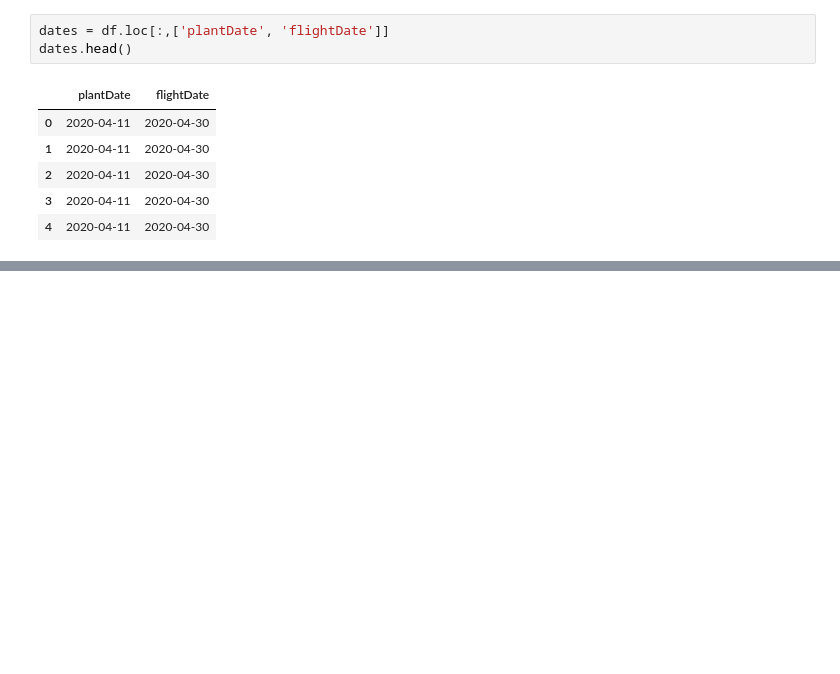
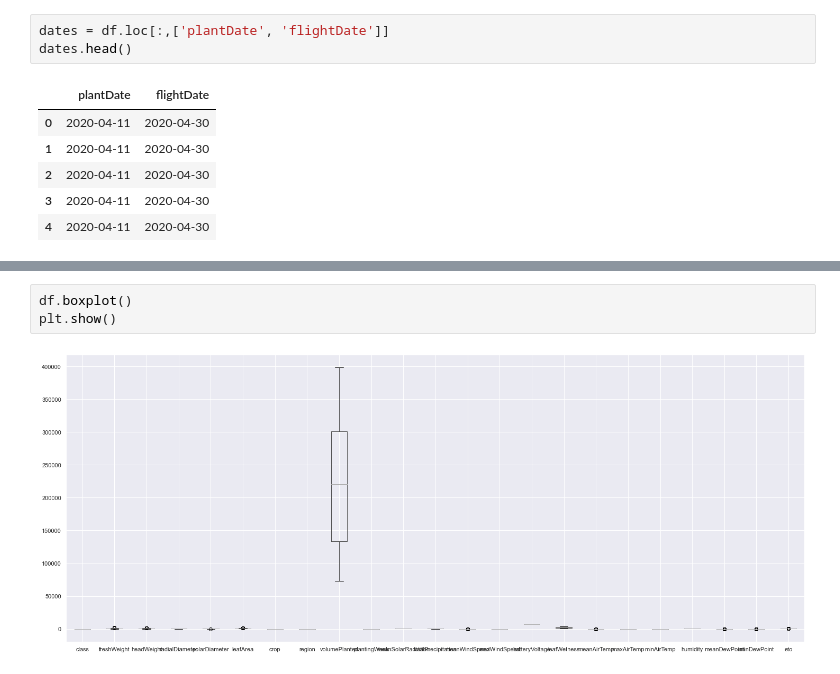
Before and after one commit to rigovm101/CE888_DataScience, a Jupyter notebook: Project/PreProcessing.ipynb, the cells around one changed output, grey strips where cells are left out. Drawn from its saved outputs; the diff is of its cells as text; blank space fills up the shorter version.

```diff
--- a/Project/PreProcessing.ipynb
+++ b/Project/PreProcessing.ipynb
@@ -470,0 +552,5 @@ dates.head()
+# %%
+df.boxplot()
+plt.show()
+# %% [output]
+[figure, added]
```
Also changed, not shown: parts of 8 cells of this notebook, 6 other files.
